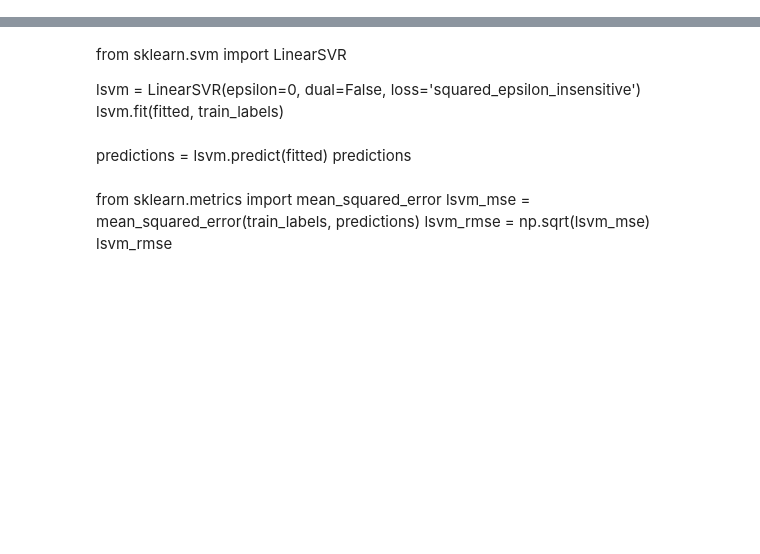
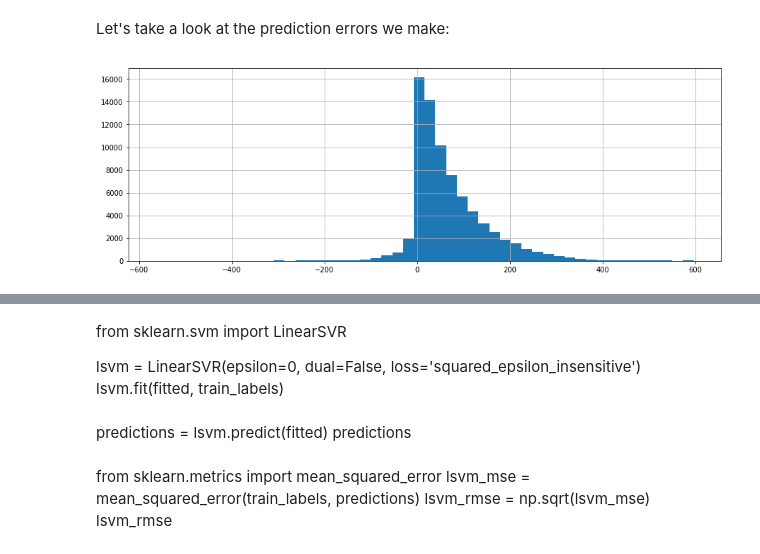
Before and after one commit to mbta/ml_exploration, a Jupyter notebook: Predictions.ipynb, the cells around one changed output, grey strips where cells are left out. Drawn from its saved outputs; the diff is of its cells as text; code cells hidden in the pictures; blank space fills up the shorter version.

```diff
--- a/Predictions.ipynb
+++ b/Predictions.ipynb
@@ -10,0 +9,33 @@ data_copy = data.copy()
+# %%
+import os
+from pathlib import Path
+from six.moves import urllib
+import pandas as pd
+
+DOWNLOAD_URL = "https://s3.amazonaws.com/mbta-subway-realtime/datasets/predictions.csv.gz"
+LOCAL_DIR = os.path.join("datasets")
+LOCAL_FILE = os.path.join(LOCAL_DIR, "predictions.csv.gz")
+
+def fetch_predictions_data():
+    if not os.path.isdir(LOCAL_DIR):
+        os.makedirs(LOCAL_DIR)
+
+    if not os.path.isfile(LOCAL_FILE):
+        print("Downloading predictions.csv.gz")
+        urllib.request.urlretrieve(DOWNLOAD_URL, LOCAL_FILE)
+        print("Downloaded.")
+
+def load_predictions_data():
+    return pd.read_csv(
+        LOCAL_FILE,
+        dtype={"predictions_route_id": str, "predictions_stop_id": str},
+        compression='gzip'
+    )
+# %%
+try:
+    pristine_data
+except NameError:
+    fetch_predictions_data()
+    pristine_data = load_predictions_data()
+
+data = pristine_data.copy()
@@ -10,0 +59,2 @@ data_copy = data.copy()
+# %%
+data = data[data["predictions_route_id"] == 'Mattapan']
@@ -10,0 +85,9 @@ data_copy = data.copy()
+# %% [markdown]
+Let's take a look at the prediction errors we make:
+# %%
+%matplotlib inline
+import matplotlib.pyplot as plt
+data["predictions_error"].hist(bins=50, figsize=(15,5))
+plt.show()
+# %% [output]
+[figure, added]
```
Also changed, not shown: parts of 51 cells of this notebook, 1 other file.
